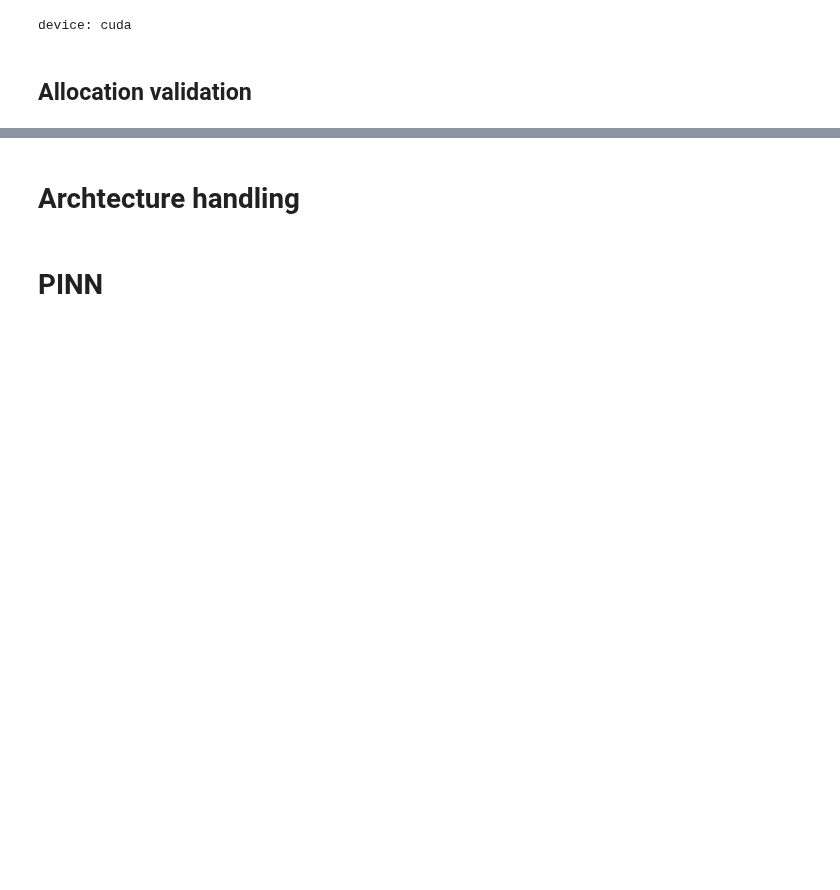
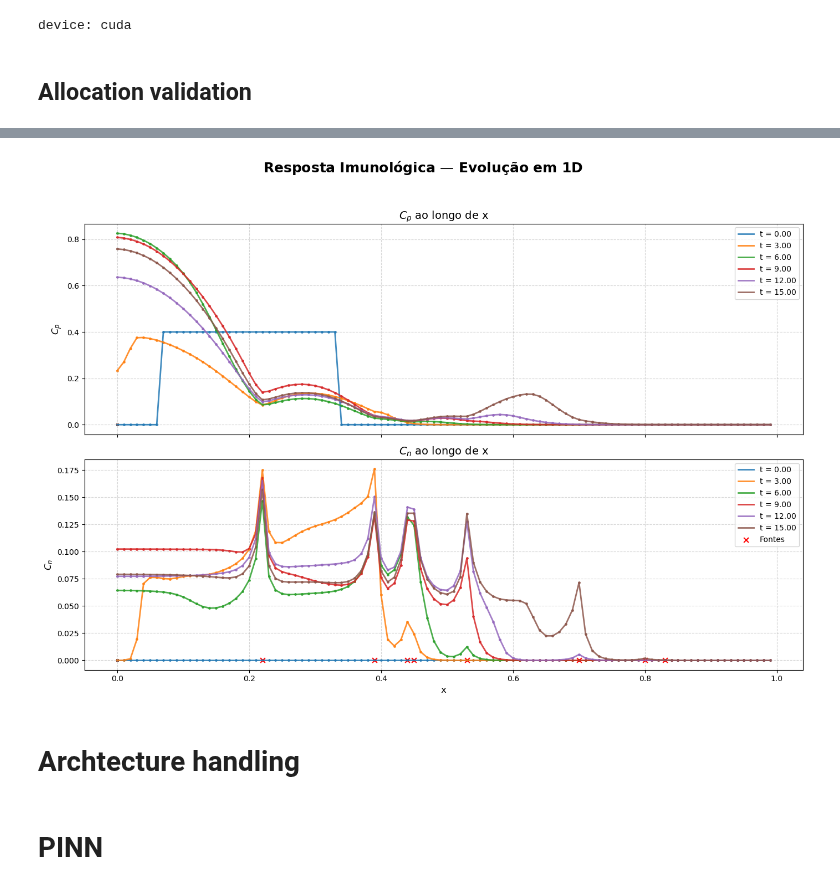
Before and after one commit to Esterci/2D_imune_edema_pinn, a Jupyter notebook: 1D/edp_t_x/pinn_model.ipynb, the cells around one changed output, grey strips where cells are left out. Cells and saved outputs as stored; diff of their text form; code cells hidden in the pictures; blank space fills up the shorter version.

```diff
--- a/1D/edp_t_x/pinn_model.ipynb
+++ b/1D/edp_t_x/pinn_model.ipynb
@@ -334,3 +314,87 @@ plot_results(250,size_x,t_dom,x_dom,Cp,Cl,leu_source_points)
+# %%
+Cl_tc, Cp_tc = target.split(1, dim=1)
+
+Cl = Cl_tc.cpu().detach().numpy().reshape(Cl_fvm.shape)
+Cp = Cp_tc.cpu().detach().numpy().reshape(Cl_fvm.shape)
+
+t_np = np.linspace(t_dom[0], t_dom[-1], num=size_t, endpoint=True, dtype=np.float32)
+x_np = np.linspace(x_dom[0], x_dom[-1], num=size_x, endpoint=False, dtype=np.float32)
+
+# t_np, x_np, Cp, Cl, source_index already defined
+# source_index is assumed to be an array of x positions only (1D or Nx1)
+
+time_plot = np.linspace(0, size_t - 1, num=6, endpoint=True, dtype=int)
+
+fig, axes = plt.subplots(2, 1, figsize=(14, 10), sharex=True)
+
+fig.suptitle(
+    "$\\bf{Resposta\\ Imunológica}$ — Evolução em 1D", fontsize=18, weight="bold"
+)
+
+source_index = np.argwhere(leu_source_points[:, 0] == 1).ravel()
+
+
+for i, time_inst in enumerate(time_plot):
+    axes[0].plot(
+        x_np,
+        Cp[time_inst].squeeze(),
+        label=f"t = {t_np[time_inst]:.2f}",
+        linewidth=2,
+        alpha=0.85,
+    )
+
+    time_ft = np.argwhere(t_tc.detach().numpy() == t_np[time_inst]).ravel()
+
+    axes[0].scatter(
+        x_tc[time_ft].detach().numpy(),
+        Cp_tc[time_ft].detach().numpy(),
+        s=6,
+        alpha=0.85,
+    )
+
+axes[0].set_title("$C_p$ ao longo de x", fontsize=14)
+axes[0].set_ylabel("$C_p$", fontsize=12)
+axes[0].legend()
+axes[0].grid(True, linestyle="--", alpha=0.5)
+
+# Plot Cl
+for i, time_inst in enumerate(time_plot):
+    axes[1].plot(
+        x_np,
+        Cl[time_inst].squeeze(),
+        label=f"t = {t_np[time_inst]:.2f}",
+        linewidth=2,
+        alpha=0.85,
+    )
+
+    time_ft = np.argwhere(t_tc.detach().numpy() == t_np[time_inst]).ravel()
+
+    axes[1].scatter(
+        x_tc[time_ft].detach().numpy(),
+        Cl_tc[time_ft].detach().numpy(),
+        s=6,
+        alpha=0.85,
+    )
+
+axes[1].scatter(
+    x_np[source_index],
+    np.zeros((len(source_index))),
+    color="red",
+    label="Fontes",
+    s=40,
+    marker="x",
+)
+
+axes[1].set_title("$C_n$ ao longo de x", fontsize=14)
+axes[1].set_xlabel("x", fontsize=12)
+axes[1].set_ylabel("$C_n$", fontsize=12)
+axes[1].legend()
+axes[1].grid(True, linestyle="--", alpha=0.5)
+
+plt.tight_layout(rect=[0, 0, 1, 0.95])
+plt.show()
+# %% [output]
+[figure, added]
 # %% [markdown]
 # Archtecture handling
 # %%
```
Also changed, not shown: parts of 15 cells of this notebook, 3 other files.
